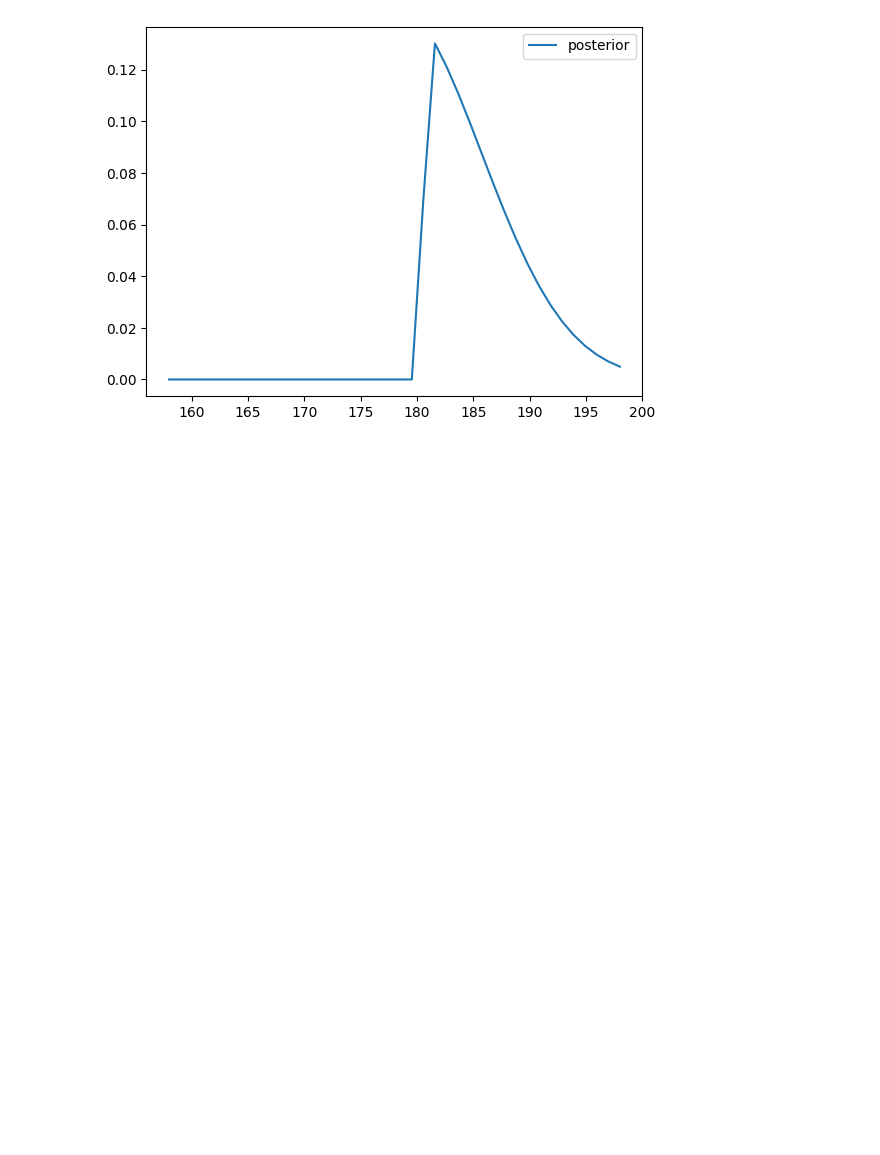
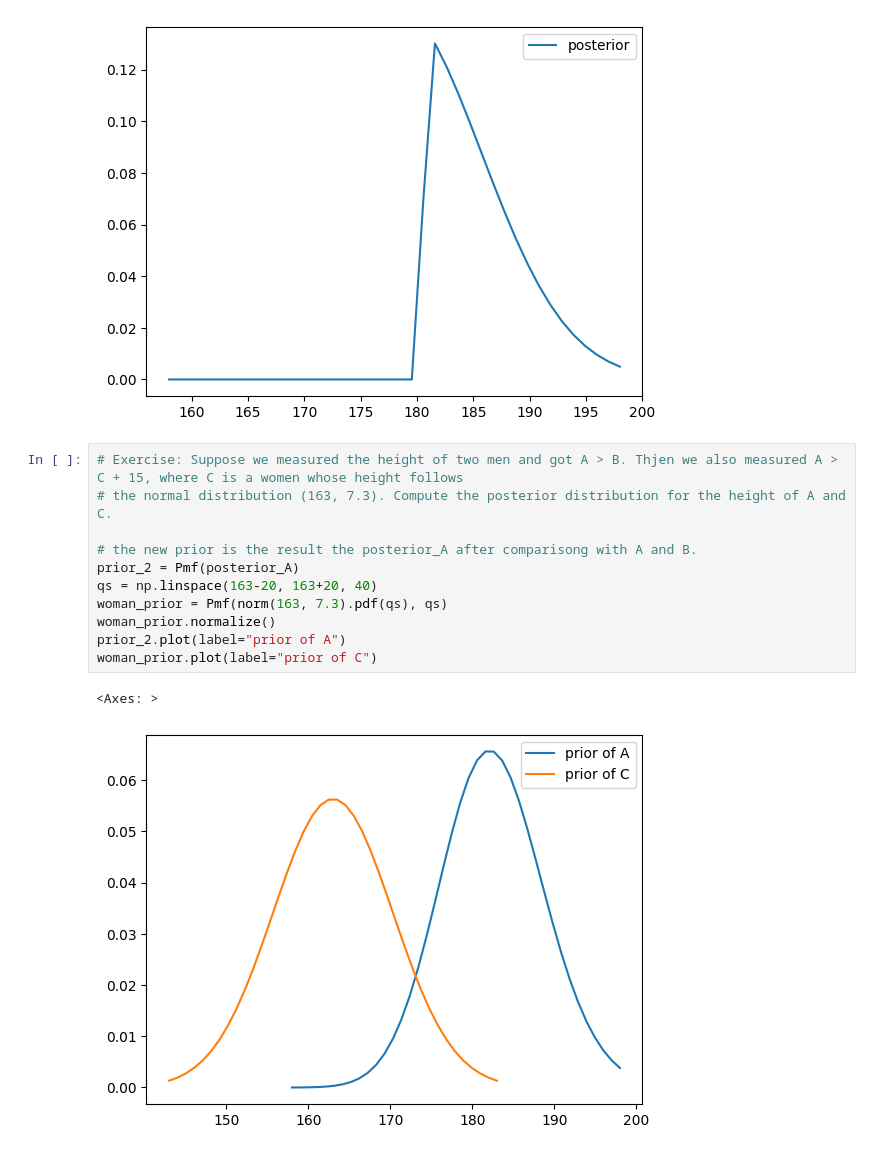
Before and after one commit to shouya/thinking-dumps, a Jupyter notebook: think-bayes/11-comparison.ipynb, the cells around one changed output. Saved outputs shown, nothing was run; the diff lists cells and outputs as text; blank space fills up the shorter version.

Commit message:
finish the chapter on joint distribution

```diff
--- a/think-bayes/11-comparison.ipynb
+++ b/think-bayes/11-comparison.ipynb
@@ -145,3 +145,17 @@ posterior_A_3.plot(label="posterior", legend=True)
 # %% [output]
 <Axes: >
 [figure]
+# %%
+# Exercise: Suppose we measured the height of two men and got A > B. Thjen we also measured A > C + 15, where C is a women whose height follows
+# the normal distribution (163, 7.3). Compute the posterior distribution for the height of A and C.
+
+# the new prior is the result the posterior_A after comparisong with A and B.
+prior_2 = Pmf(posterior_A)
+qs = np.linspace(163-20, 163+20, 40)
+woman_prior = Pmf(norm(163, 7.3).pdf(qs), qs)
+woman_prior.normalize()
+prior_2.plot(label="prior of A")
+woman_prior.plot(label="prior of C")
+# %% [output]
+<Axes: >
+[figure, added]
```
Also changed, not shown: parts of 8 cells of this notebook.
